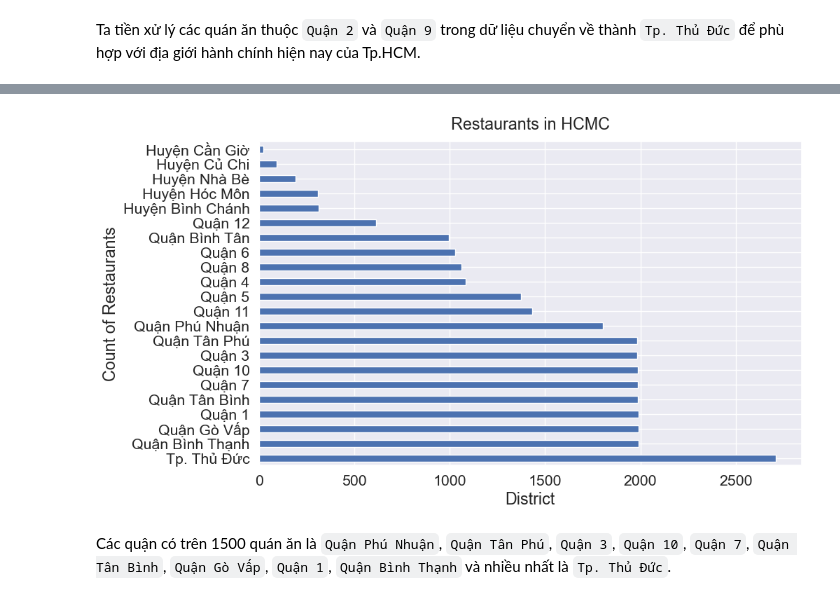
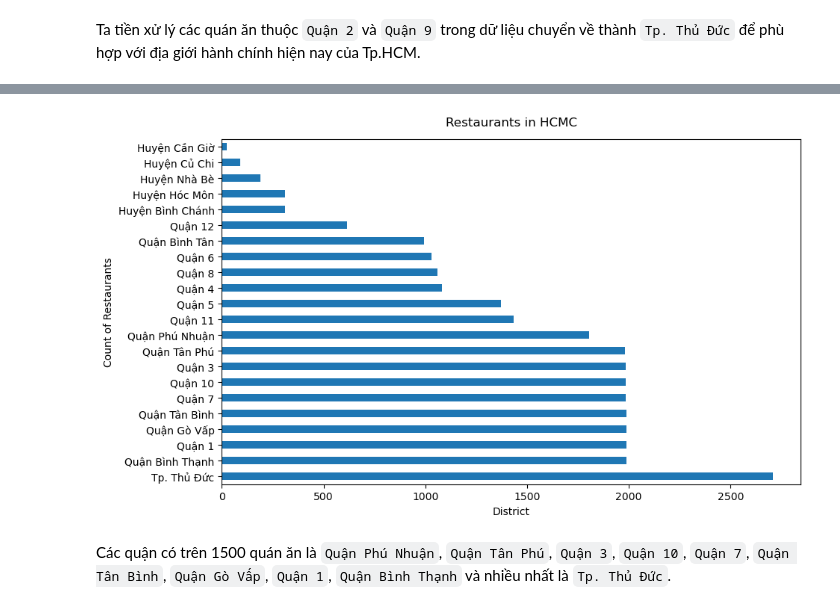
Before and after one commit to lcminhbu/UDPTDLTM, a Jupyter notebook: Analysis/Analysis_Duy.ipynb, the cells around one changed output, grey strips where cells are left out. Cells and saved outputs as stored; diff of their text form; code cells hidden in the pictures.

```diff
--- a/Analysis/Analysis_Duy.ipynb
+++ b/Analysis/Analysis_Duy.ipynb
@@ -263,13 +263,12 @@ Quận Tân Phú        1982
 Tp. Thủ Đức         2709
 dtype: int64
 # %%
-sns.set(font_scale=1.4)
 df_2['district'].value_counts().plot(kind='barh', figsize=(10, 6), rot=0)
 plt.xlabel("District")
 plt.ylabel("Count of Restaurants")
 plt.title("Restaurants in HCMC", y=1.02);
 # %% [output]
-[figure, old version]
+[figure, new version]
 # %% [markdown]
 Các quận có trên 1500 quán ăn là `Quận Phú Nhuận`, `Quận Tân Phú`, `Quận 3`, `Quận 10`, `Quận 7`, `Quận Tân Bình`, `Quận Gò Vấp`, `Quận 1`, `Quận Bình Thạnh` và nhiều nhất là `Tp. Thủ Đức`.
 # %% [markdown]
```
Also changed, not shown: parts of 2 cells of this notebook.
